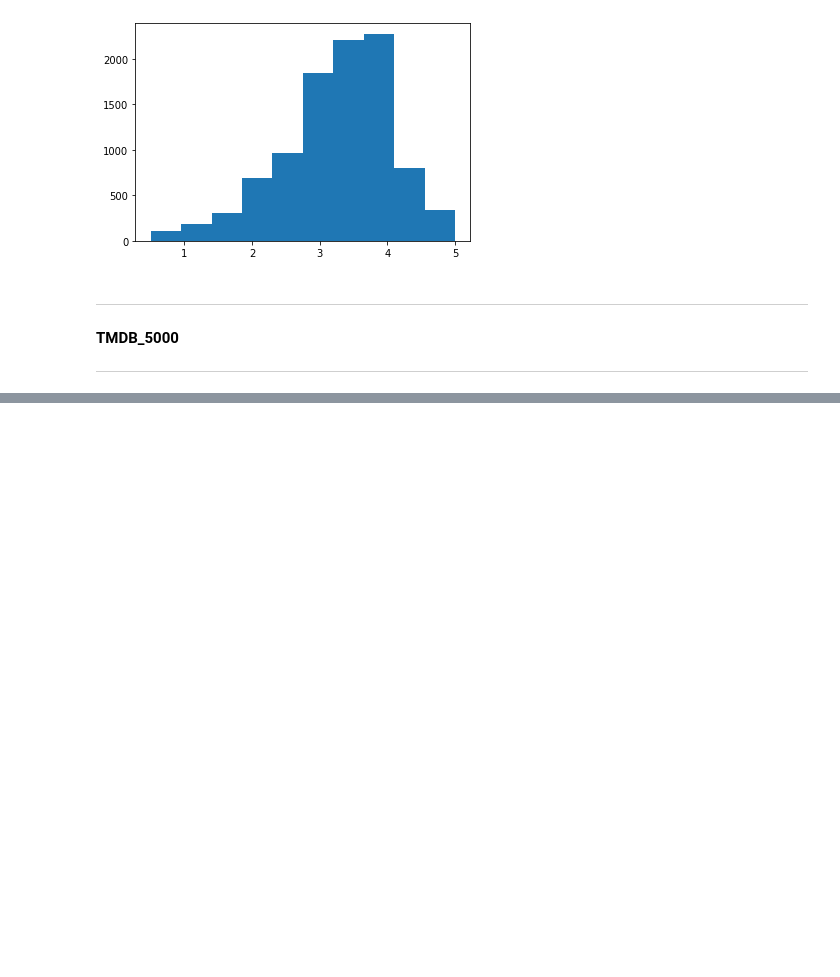
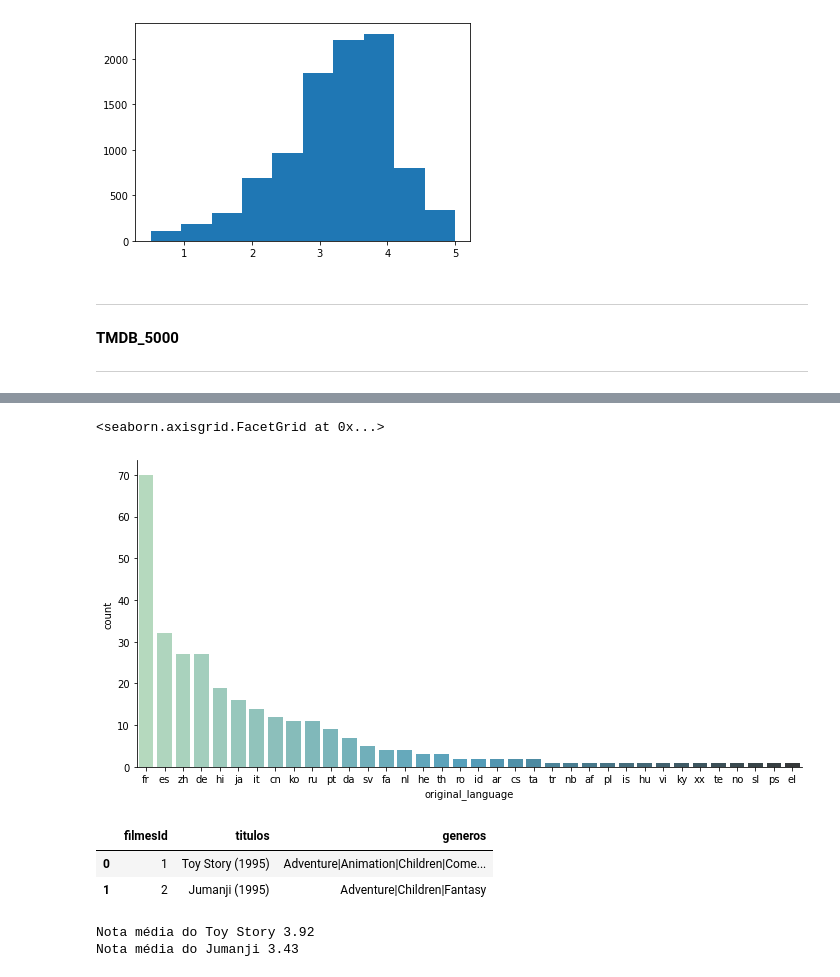
Before and after one commit to lukaz-r/Data-Science, a Jupyter notebook: Introduçao_a_Data_Science.ipynb, the cells around one changed output, grey strips where cells are left out. Drawn from its saved outputs; the diff is of its cells as text; code cells hidden in the pictures; blank space fills up the shorter version.

```diff
--- a/Introduçao_a_Data_Science.ipynb
+++ b/Introduçao_a_Data_Science.ipynb
@@ -183,0 +264,18 @@ plt.hist(medias_por_filme)
+# %%
+total_linguas_outros_filmes = tmdb.query("original_language != 'en'").original_language.value_counts()
+filmes_sem_ingles = tmdb.query("original_language != 'en'")
+sns.catplot(x = 'original_language',
+            kind='count',
+            data = filmes_sem_ingles,
+            aspect = 2,
+            order = total_linguas_outros_filmes.index,
+            palette = 'GnBu_d' )
+# %% [output]
+<seaborn.axisgrid.FacetGrid at 0x...>
+[figure, added]
+# %%
+filmes.head(2)
+# %% [output]
+|  | filmesId | titulos | generos |
+| 0 | 1 | Toy Story (1995) | Adventure|Animation|Children|Come... |
+| 1 | 2 | Jumanji (1995) | Adventure|Children|Fantasy |
@@ -183,0 +285,6 @@ plt.hist(medias_por_filme)
+# %%
+print('Nota média do Toy Story %.2f' % notas_toystory.nota.mean())
+print('Nota média do Jumanji %.2f' % notas_jumanji.nota.mean())
+# %% [output]
+Nota média do Toy Story 3.92
+Nota média do Jumanji 3.43
```
Also changed, not shown: parts of 12 cells of this notebook.
